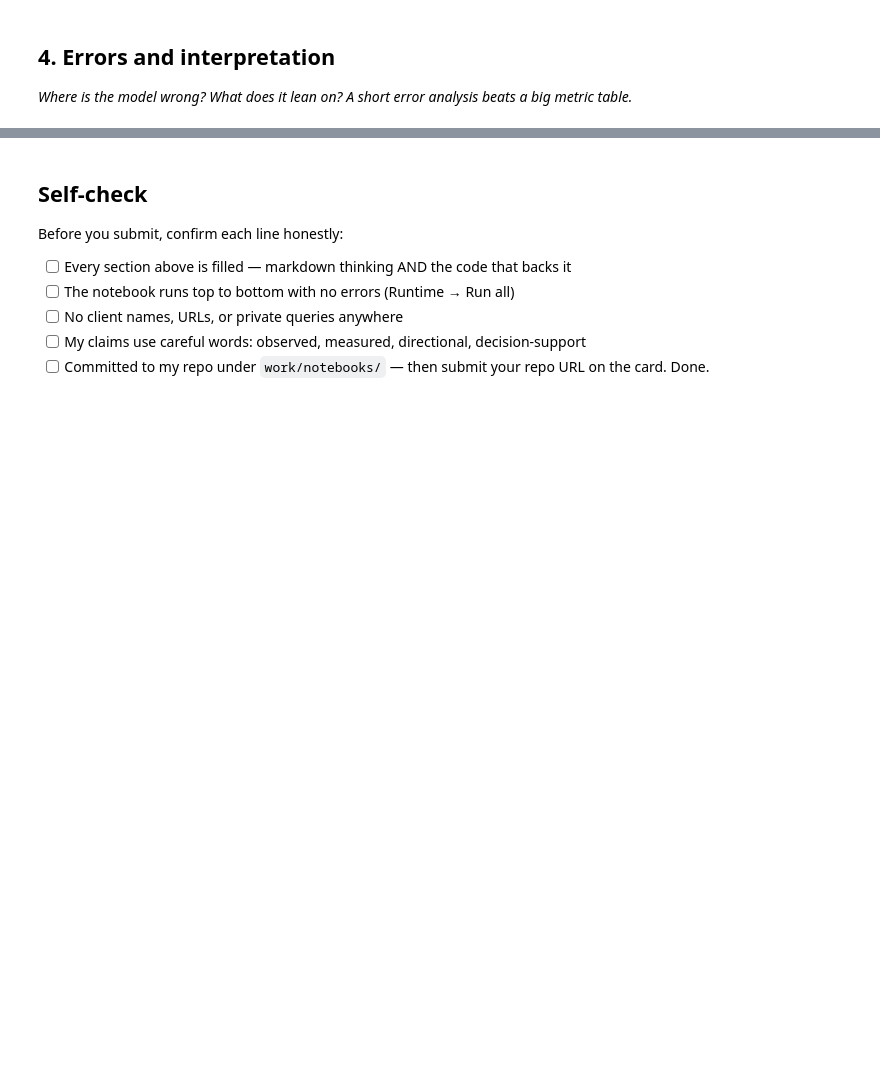
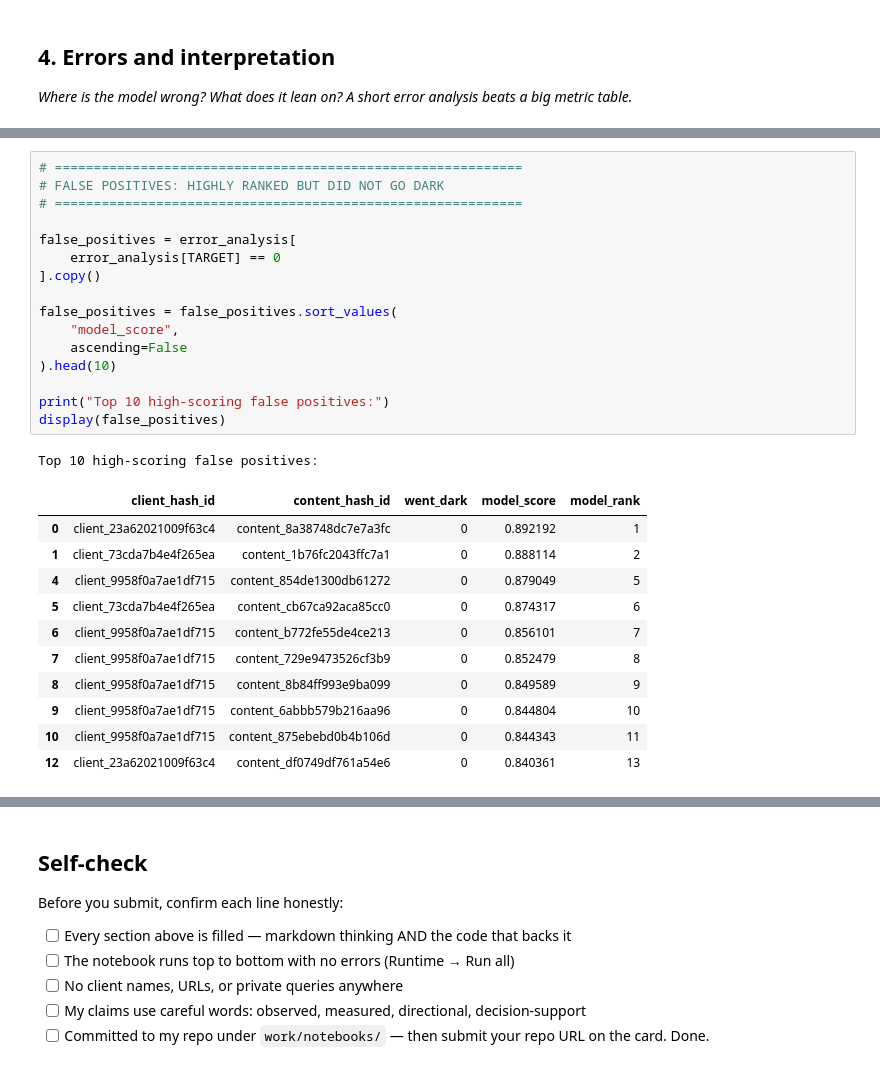
Before and after one commit to Rowan-ali/flyrank-ml-internship, a Jupyter notebook: work/notebooks/w05_model.ipynb, the cells around one changed output, grey strips where cells are left out. Drawn from its saved outputs; the diff is of its cells as text; blank space fills up the shorter version.

```diff
--- a/work/notebooks/w05_model.ipynb
+++ b/work/notebooks/w05_model.ipynb
@@ -36,0 +1377,29 @@ This skeleton is yours to fill. Work the sections **in order** — each one has
+# %%
+# ============================================================
+# FALSE POSITIVES: HIGHLY RANKED BUT DID NOT GO DARK
+# ============================================================
+
+false_positives = error_analysis[
+    error_analysis[TARGET] == 0
+].copy()
+
+false_positives = false_positives.sort_values(
+    "model_score",
+    ascending=False
+).head(10)
+
+print("Top 10 high-scoring false positives:")
+display(false_positives)
+# %% [output]
+Top 10 high-scoring false positives:
+|  | client_hash_id | content_hash_id | went_dark | model_score | model_rank |
+| 0 | client_23a62021009f63c4 | content_8a38748dc7e7a3fc | 0 | 0.892192 | 1 |
+| 1 | client_73cda7b4e4f265ea | content_1b76fc2043ffc7a1 | 0 | 0.888114 | 2 |
+| 4 | client_9958f0a7ae1df715 | content_854de1300db61272 | 0 | 0.879049 | 5 |
+| 5 | client_73cda7b4e4f265ea | content_cb67ca92aca85cc0 | 0 | 0.874317 | 6 |
+| 6 | client_9958f0a7ae1df715 | content_b772fe55de4ce213 | 0 | 0.856101 | 7 |
+| 7 | client_9958f0a7ae1df715 | content_729e9473526cf3b9 | 0 | 0.852479 | 8 |
+| 8 | client_9958f0a7ae1df715 | content_8b84ff993e9ba099 | 0 | 0.849589 | 9 |
+| 9 | client_9958f0a7ae1df715 | content_6abbb579b216aa96 | 0 | 0.844804 | 10 |
+| 10 | client_9958f0a7ae1df715 | content_875ebebd0b4b106d | 0 | 0.844343 | 11 |
+| 12 | client_23a62021009f63c4 | content_df0749df761a54e6 | 0 | 0.840361 | 13 |
```
Also changed, not shown: parts of 40 cells of this notebook.
